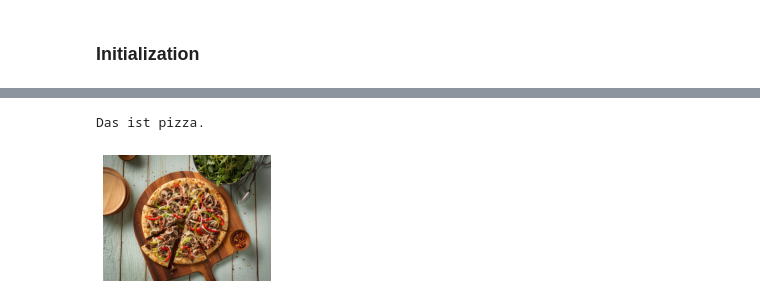
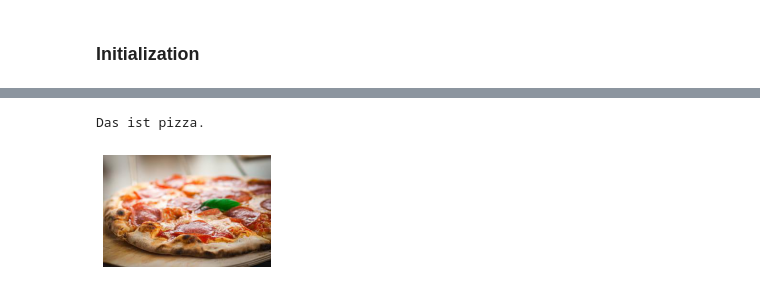
Before and after one commit to xrdevrob/ads-image-classifier, a Jupyter notebook: ADS_Classifier_Project.ipynb, the cells around one changed output, grey strips where cells are left out. Saved outputs shown, nothing was run; the diff lists cells and outputs as text; code cells hidden in the pictures.

```diff
--- a/ADS_Classifier_Project.ipynb
+++ b/ADS_Classifier_Project.ipynb
@@ -126 +128,3 @@ learn = cnn_learner(data, models.resnet18, metrics=accuracy) #I think we should
+# %%
+learn = cnn_learner(data, models.resnet50, metrics=accuracy)
 # %% [markdown]
@@ -221,9 +265,10 @@ Upload the image to the same folder of this notebook.
 # %%
-path = '/content/drive/MyDrive/Colab Notebooks/Testimages' #The path of your test image
-img = open_image(get_image_files(path)[1])
+from fastai.vision import *
+path = '/content/drive/MyDrive/Colab Notebooks/Testimages Google API' #Der verwendete Pfad im Google Drive
+img = open_image(get_image_files(path)[0])
+img.show()
 pred_class,pred_idx,outputs = learn.predict(img)
-img.show()
 print ("Das ist", str(pred_class) + ".")
 # %% [output]
 Das ist pizza.
-[figure, old version]
+[figure, new version]
```
Also changed, not shown: parts of 63 cells of this notebook.
